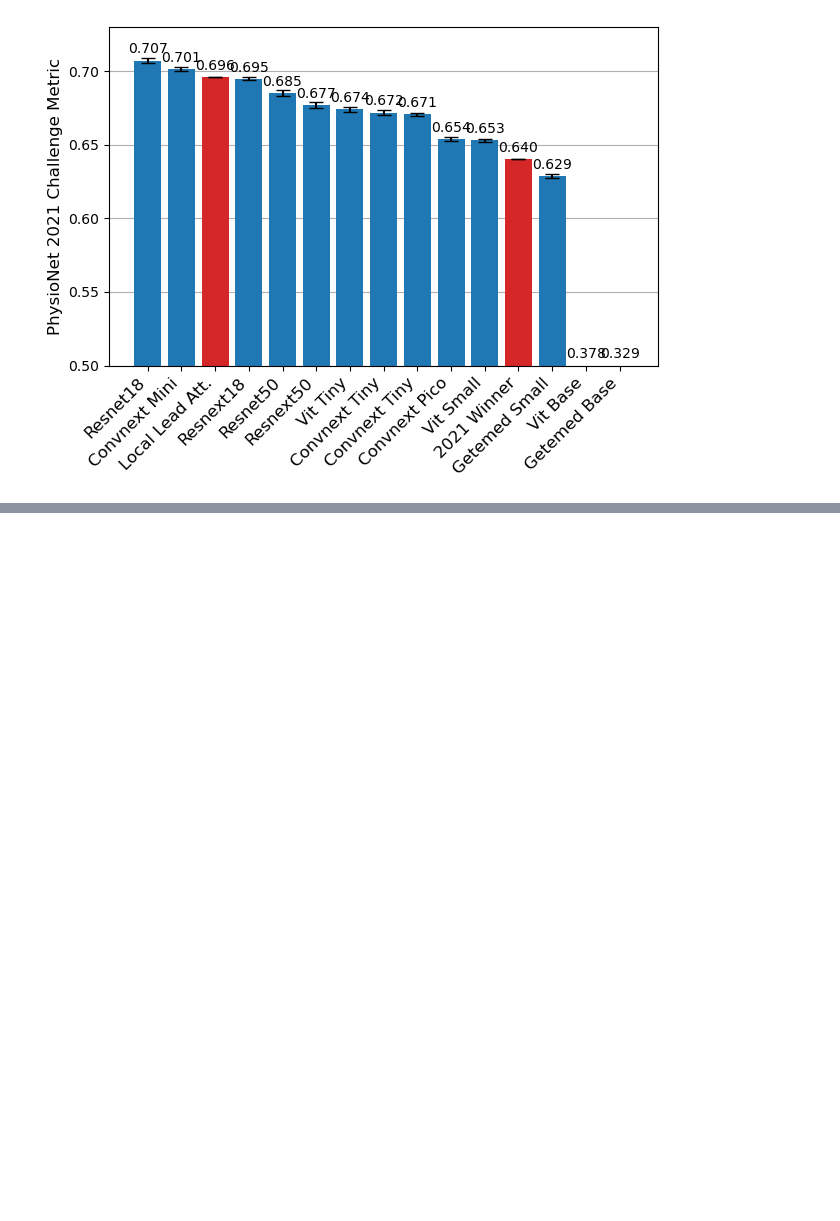
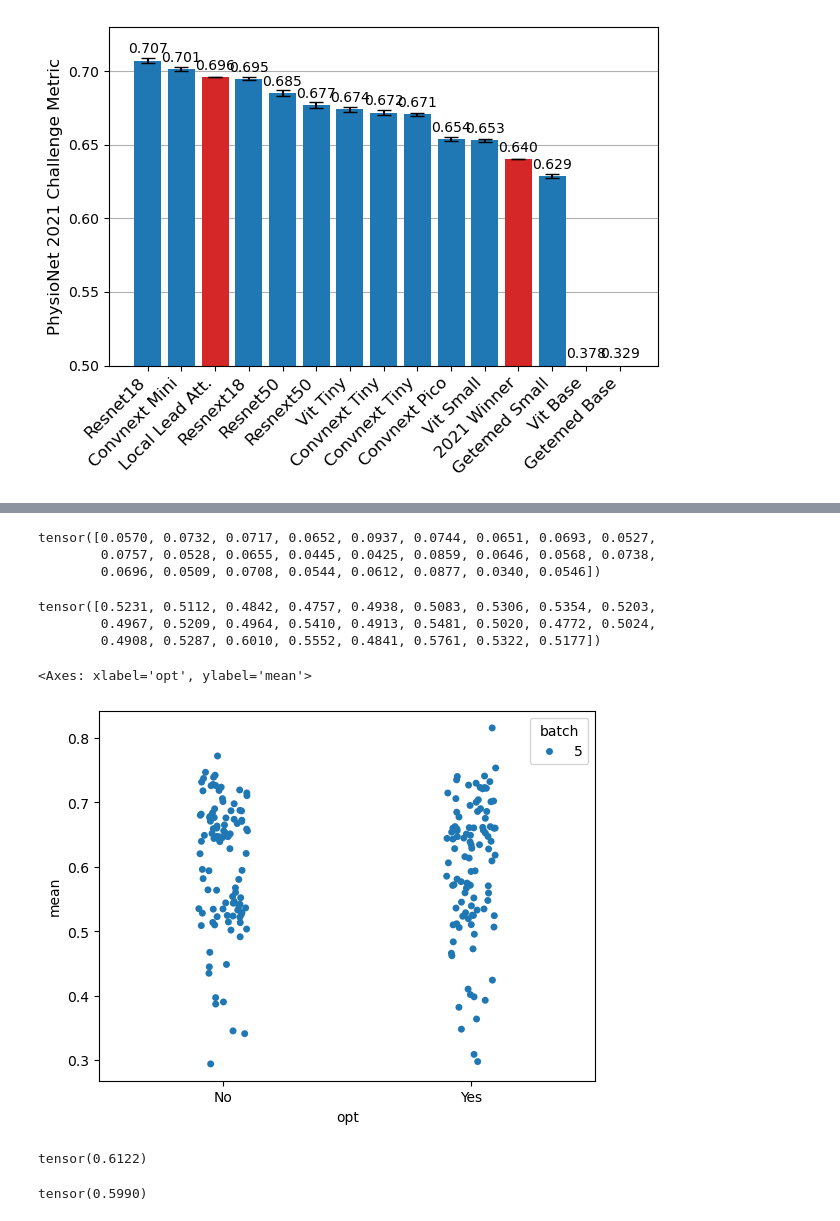
Before and after one commit to NabJa/scaling-ecg-models, a Jupyter notebook: notebooks/eval_baseline.ipynb, the cells around one changed output, grey strips where cells are left out. Saved outputs shown, nothing was run; the diff lists cells and outputs as text; code cells hidden in the pictures; blank space fills up the shorter version.

```diff
--- a/notebooks/eval_baseline.ipynb
+++ b/notebooks/eval_baseline.ipynb
@@ -455,0 +378,28 @@ plt.show()
+# %%
+# Dataset
+valid_transform = ECGAugmentation()
+train_transform = ECGAugmentation()
+dm = PhysionetDM("/sc-scratch/sc-scratch-gbm-radiomics/ecg/physionet_challenge/training_pt/metadata_v5.csv", train_transform=train_transform, val_transform=valid_transform, fold=0, batch_size=256)
+dm.setup()
+
+train_dataloader = dm.train_dataloader()
+train_dataloader.num_workers = 32
+train_dataloader.prefetch_factor = 2
+
+valid_dataloader = dm.val_dataloader()
+valid_dataloader.num_workers = 32
+valid_dataloader.prefetch_factor = 2
+# %%
+x, y = next(iter(train_dataloader))
+# %%
+# Finding good thresholds
+thresholds = []
+
+for x, y in tqdm(train_dataloader):
+
+    with torch.no_grad():
+        p = model(x)
+
+    thresh = linear_best_threshold(p, y)
+    thresholds.append(thresh)
+    break
@@ -455,0 +424,17 @@ plt.show()
+# %%
+thresholds.std(dim=0)
+# %% [output]
+tensor([0.0570, 0.0732, 0.0717, 0.0652, 0.0937, 0.0744, 0.0651, 0.0693, 0.0527,
+        0.0757, 0.0528, 0.0655, 0.0445, 0.0425, 0.0859, 0.0646, 0.0568, 0.0738,
+        0.0696, 0.0509, 0.0708, 0.0544, 0.0612, 0.0877, 0.0340, 0.0546])
+# %%
+final_thresholds = thresholds.mean(dim=0)
+final_thresholds
+# %% [output]
+tensor([0.5231, 0.5112, 0.4842, 0.4757, 0.4938, 0.5083, 0.5306, 0.5354, 0.5203,
+        0.4967, 0.5209, 0.4964, 0.5410, 0.4913, 0.5481, 0.5020, 0.4772, 0.5024,
+        0.4908, 0.5287, 0.6010, 0.5552, 0.4841, 0.5761, 0.5322, 0.5177])
+# %%
+df["mean"] = df["mean"].apply(lambda x: x.item())
+df["std"] = df["std"].apply(lambda x: x.item())
+df["batch"] = df["batch"].astype("category")
@@ -455,0 +445,13 @@ plt.show()
+# %%
+sns.stripplot(df, x="opt", y="mean", hue="batch")
+# %% [output]
+<Axes: xlabel='opt', ylabel='mean'>
+[figure, added]
+# %%
+physiomet(ps, y_all)
+# %% [output]
+tensor(0.6122)
+# %%
+physiomet((ps >= best_thresholds).int(), y_all)
+# %% [output]
+tensor(0.5990)
```
Also changed, not shown: parts of 31 cells of this notebook, 27 other files.
